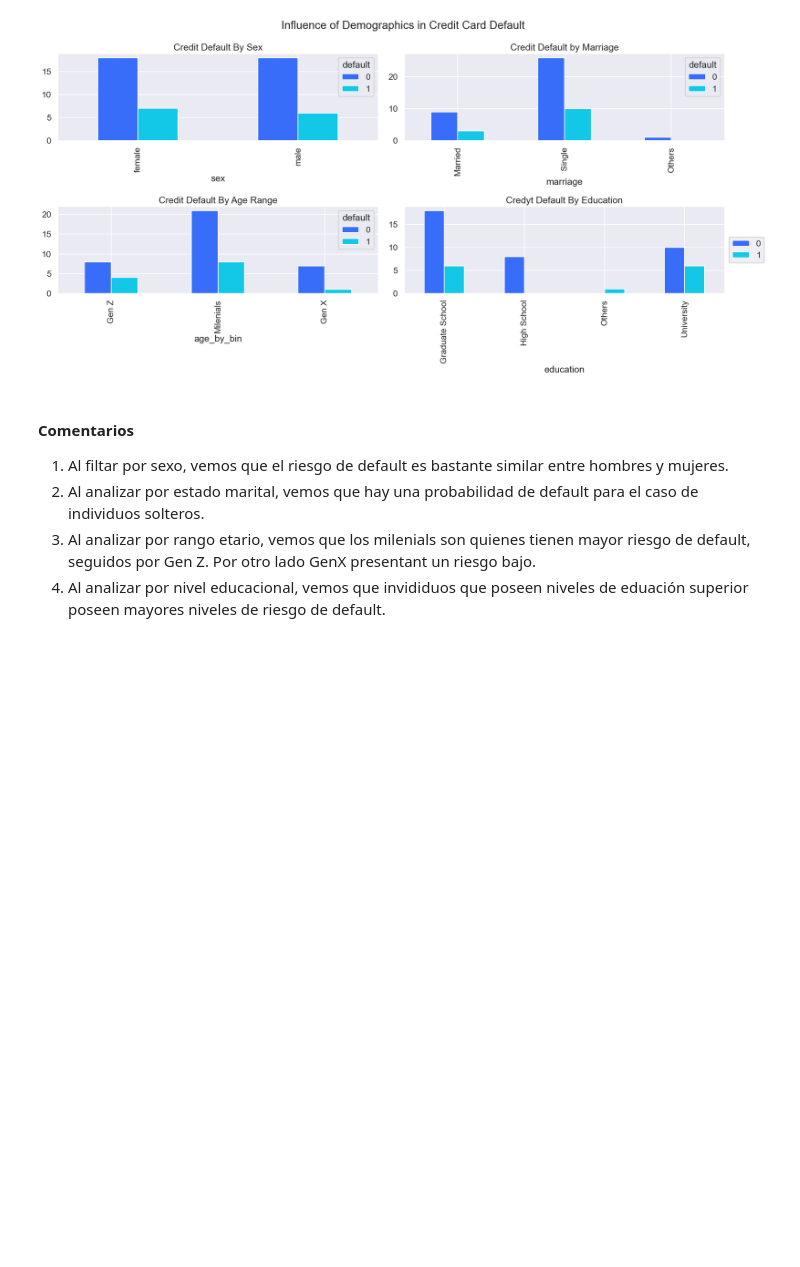
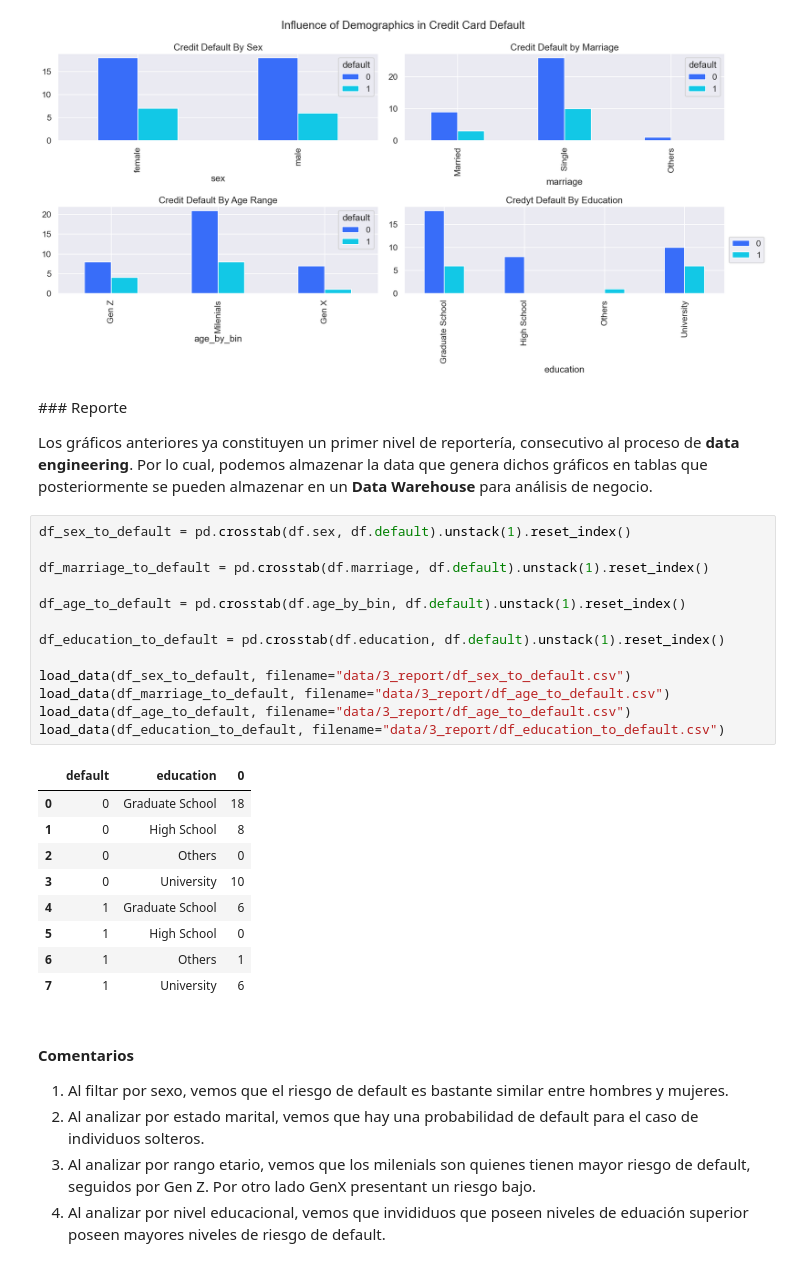
Before and after one commit to AdolfoVillalobos/ta-data-analysis-challenge, a Jupyter notebook: report.ipynb, the cells around one changed output. Cells and saved outputs as stored; diff of their text form; blank space fills up the shorter version.

Commit message:
feat(reporting): add reporting layer

```diff
--- a/report.ipynb
+++ b/report.ipynb
@@ -1243,6 +1243,33 @@ axes[1,1].set_title("Credyt Default By Education")
 fig.tight_layout()
 # %% [output]
 [figure]
+# %% [markdown]
+### Reporte
+
+Los gráficos anteriores ya constituyen un primer nivel de reportería, consecutivo al proceso de **data engineering**. Por lo cual, podemos almazenar la data que genera dichos gráficos en tablas que posteriormente se pueden almazenar en un **Data Warehouse** para análisis de negocio.
+# %%
+df_sex_to_default = pd.crosstab(df.sex, df.default).unstack(1).reset_index()
+
+df_marriage_to_default = pd.crosstab(df.marriage, df.default).unstack(1).reset_index()
+
+df_age_to_default = pd.crosstab(df.age_by_bin, df.default).unstack(1).reset_index()
+
+df_education_to_default = pd.crosstab(df.education, df.default).unstack(1).reset_index()
+
+load_data(df_sex_to_default, filename="data/3_report/df_sex_to_default.csv")
+load_data(df_marriage_to_default, filename="data/3_report/df_age_to_default.csv")
+load_data(df_age_to_default, filename="data/3_report/df_age_to_default.csv")
+load_data(df_education_to_default, filename="data/3_report/df_education_to_default.csv")
+# %% [output]
+|  | default | education | 0 |
+| 0 | 0 | Graduate School | 18 |
+| 1 | 0 | High School | 8 |
+| 2 | 0 | Others | 0 |
+| 3 | 0 | University | 10 |
+| 4 | 1 | Graduate School | 6 |
+| 5 | 1 | High School | 0 |
+| 6 | 1 | Others | 1 |
+| 7 | 1 | University | 6 |
 # %% [markdown]
 #### Comentarios
 
```
Also changed, not shown: 4 other files.
